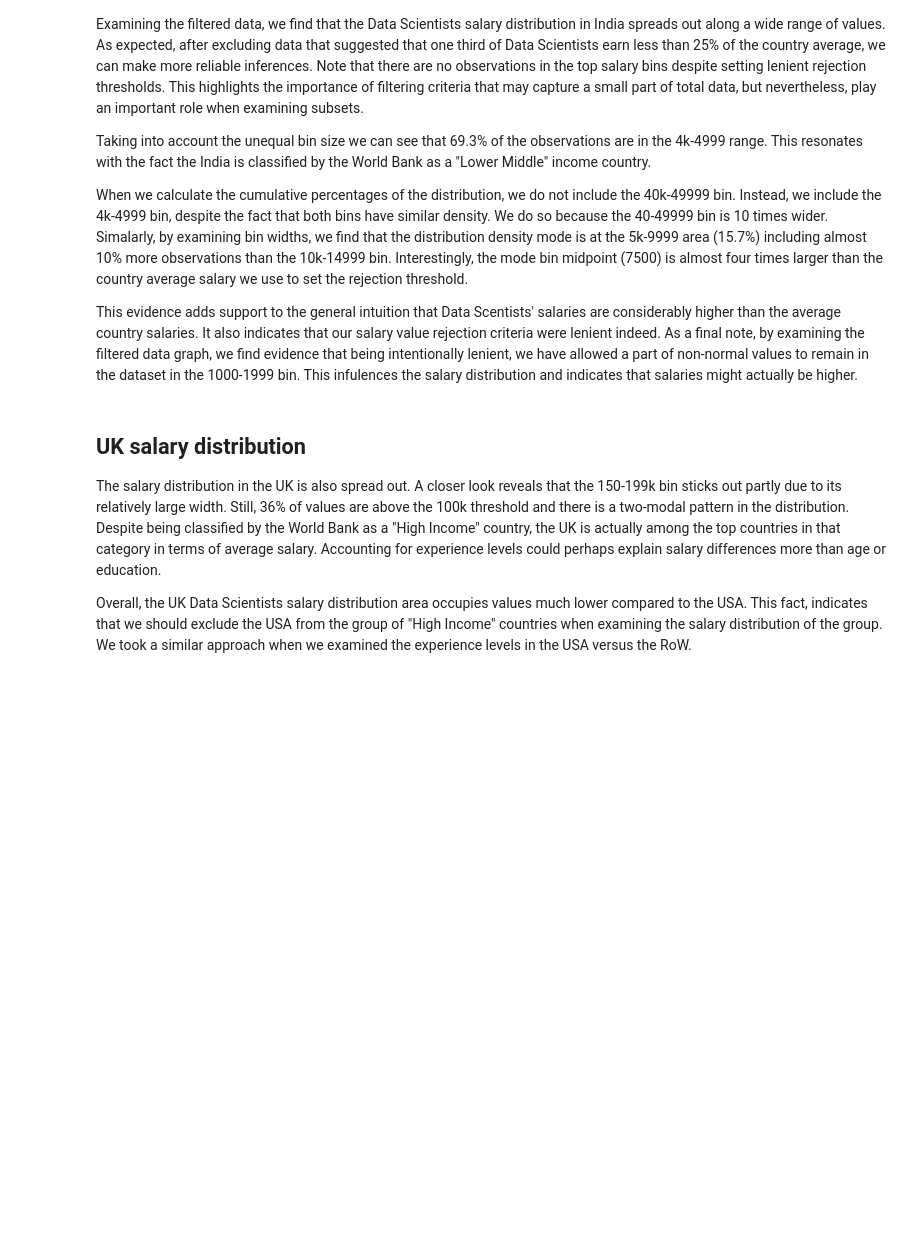
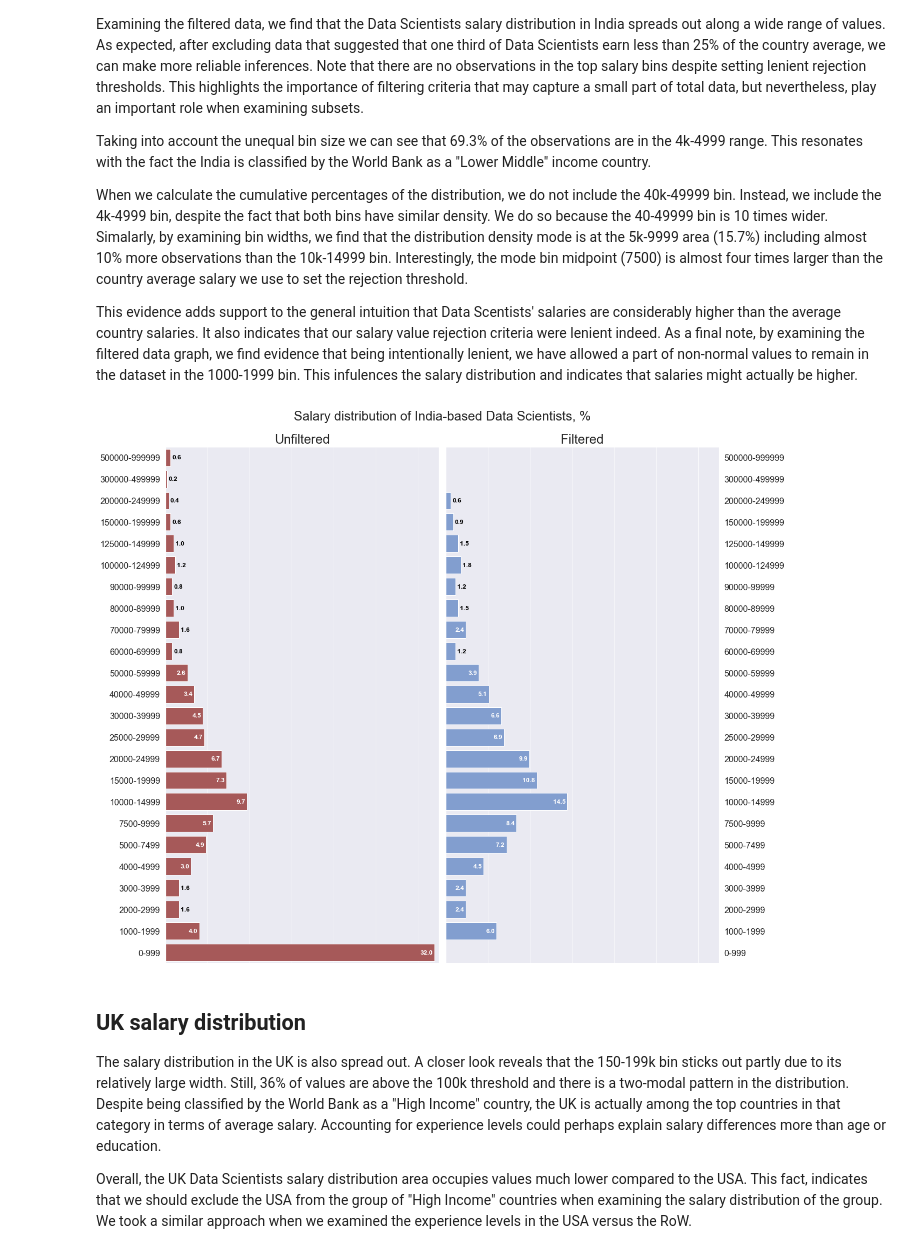
Before and after one commit to argythana/dsml_survey_20, a Jupyter notebook: notebooks/submit_draft.ipynb, the cells around one changed output. Cells and saved outputs as stored; diff of their text form; code cells hidden in the pictures; blank space fills up the shorter version.

```diff
--- a/notebooks/submit_draft.ipynb
+++ b/notebooks/submit_draft.ipynb
@@ -738,19 +816,21 @@ This evidence adds support to the general intuition that Data Scentists' salarie
 # %%
 reload_kglib()
 
 country = "India"
 dataset1 = uds[uds.country == country]
 dataset2 = fds[fds.country == country]
 
 kglib.sns_plot_global_salary_distribution_comparison(
     dataset1,
     dataset2,
     width=18,
-    height=10,
+    height=14,
     x1_limit=(0, 32.5),
     x2_limit=(0, 32.5),
     title=f"Salary distribution of {country}-based Data Scientists, %"
 )
+# %% [output]
+[figure, added]
 # %% [markdown]
 ## UK salary distribution
 
```
Also changed, not shown: parts of 32 cells of this notebook.
